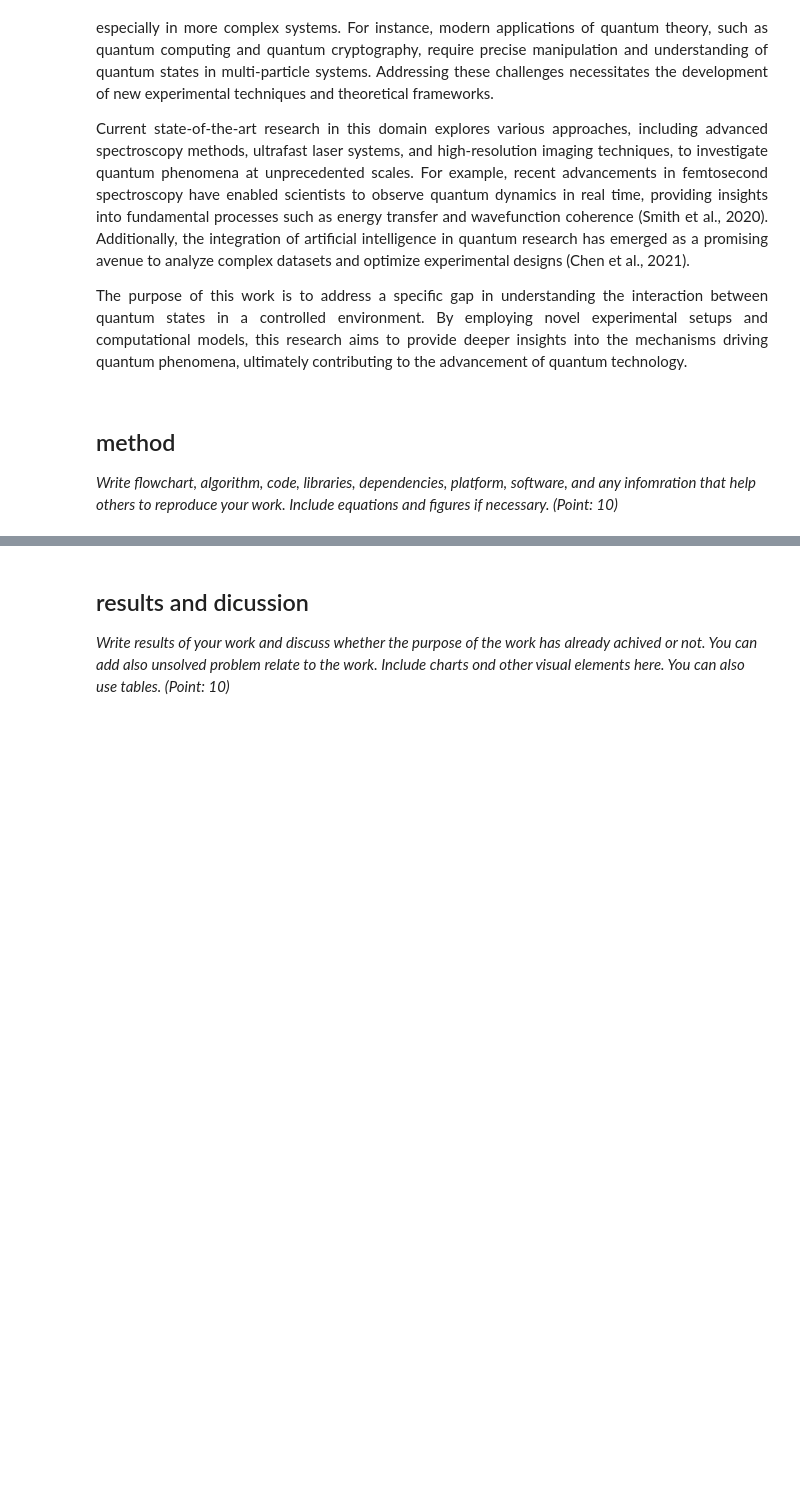
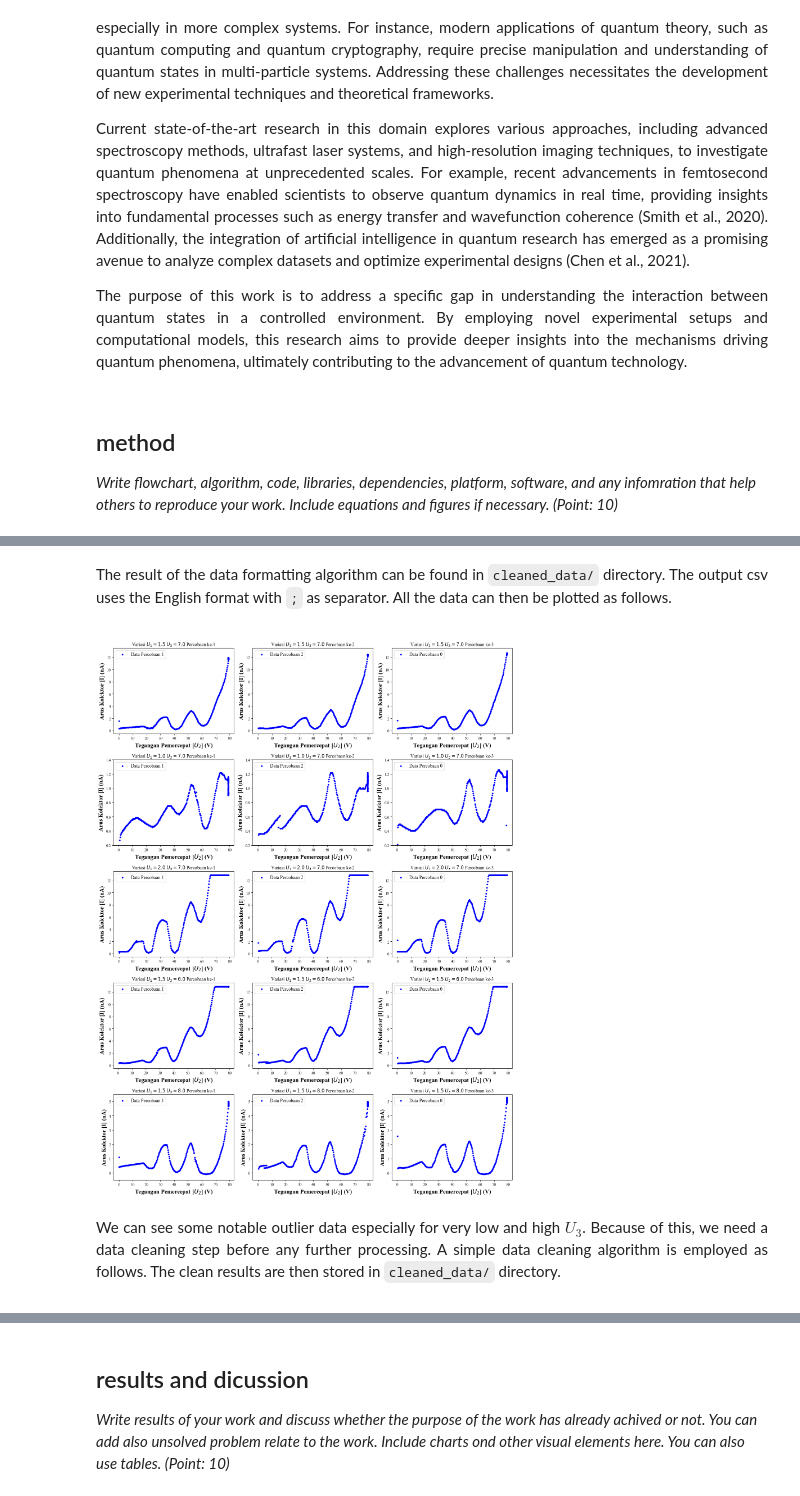
Before and after one commit to JonathanSugijanto/PGDA_final-project_9, a Jupyter notebook: final_report.ipynb, the cells around one changed output, grey strips where cells are left out. Saved outputs shown, nothing was run; the diff lists cells and outputs as text; code cells hidden in the pictures; blank space fills up the shorter version.

Commit message:
add report methods up to data cleaning

```diff
--- a/final_report.ipynb
+++ b/final_report.ipynb
@@ -55,0 +148,14 @@ Table III.1: Variations in filament voltage $(U_1)$ and retarding voltage $(U_3)
+# %% [markdown]
+<div style="text-align: justify;">
+
+The result of the data formatting algorithm can be found in `cleaned_data/` directory. The output csv uses the English format with `;` as separator. All the data can then be plotted as follows.
+</div>
+# %%
+# Path ke folder data CSV formatted_data
+folder_path = 'formatted_data/'  # Ganti dengan path folder yang benar
+csv_files = ["1.5 7.0 1.csv", "1.5 7.0 2.csv", "1.5 7.0 3.csv",
+             "1.0 7.0 1.csv", "1.0 7.0 2.csv", "1.0 7.0 3.csv",
+             "2.0 7.0 1.csv", "2.0 7.0 2.csv", "2.0 7.0 3.csv",
+             "1.5 6.0 1.csv", "1.5 6.0 2.csv", "1.5 6.0 3.csv",
+             "1.5 8.0 1.csv", "1.5 8.0 2.csv", "1.5 8.0 3.csv"]
+separator = ";"
@@ -55,0 +187,46 @@ Table III.1: Variations in filament voltage $(U_1)$ and retarding voltage $(U_3)
+# %%
+# gambaran formatted data
+
+# Set the font to Times New Roman
+mpl.rcParams['font.family'] = 'Times New Roman'
+
+# Set up a figure with 5x3 subplots
+fig, axes = plt.subplots(5, 3, figsize=(15, 20))  # Adjust size as needed
+axes = axes.flatten()  # Flatten to simplify indexing
+n=0
+
+# Loop through each csv
+for i, csv_file in enumerate(csv_files[:15]):
+    n+=1 # grafik ke berapa
+    variasi_ke = (n-1) // 3 + 1
+    percobaan_ke = n % 3
+
+    # Load data from the current csv
+    file_path = os.path.join(folder_path, csv_file)
+    data = pd.read_csv(file_path, sep=separator)
+
+    # 'x' and 'y' columns in each csv
+    x = data['Acceleration voltage U_B / V']
+    y = data['Collector current I_A / nA']
+
+    # Plot on the corresponding subplot
+    ax = axes[i]
+    # Scatter plot for the current csv
+    ax.scatter(x, y, color='blue', s=10, label=('Data Percobaan '+str(percobaan_ke)))
+
+    # Set titles and labels for each subplot
+    ax.set_xlabel('Tegangan Pemercepat [$U_{2}$] (V)', fontsize=15, fontweight='bold')
+    ax.set_ylabel('Arus Kolektor [I] (nA)', fontsize=15, fontweight='bold')
+    ax.legend(fontsize=12, loc='upper left')
+    ax.set_title(f'Variasi $U_{1}={csv_file[0:3]}$ $U_{3}={csv_file[4:7]}$ Percobaan ke-{csv_file[8]}')
+    adjust_ylim(variasi_ke, (-0.5,13.5), (0.2, 1.4), (-0.5, 13.5), (-0.5, 13.5), (-0.5, 5.5), ax)
+
+plt.tight_layout()
+plt.show()
+# %% [output]
+[figure, added]
+# %% [markdown]
+<div style="text-align: justify;">
+
+We can see some notable outlier data especially for very low and high $U_{3}$. Because of this, we need a data cleaning step before any further processing. A simple data cleaning algorithm is employed as follows. The clean results are then stored in `cleaned_data/` directory.
+</div>
```
Also changed, not shown: parts of 8 cells of this notebook, 1 other file.
